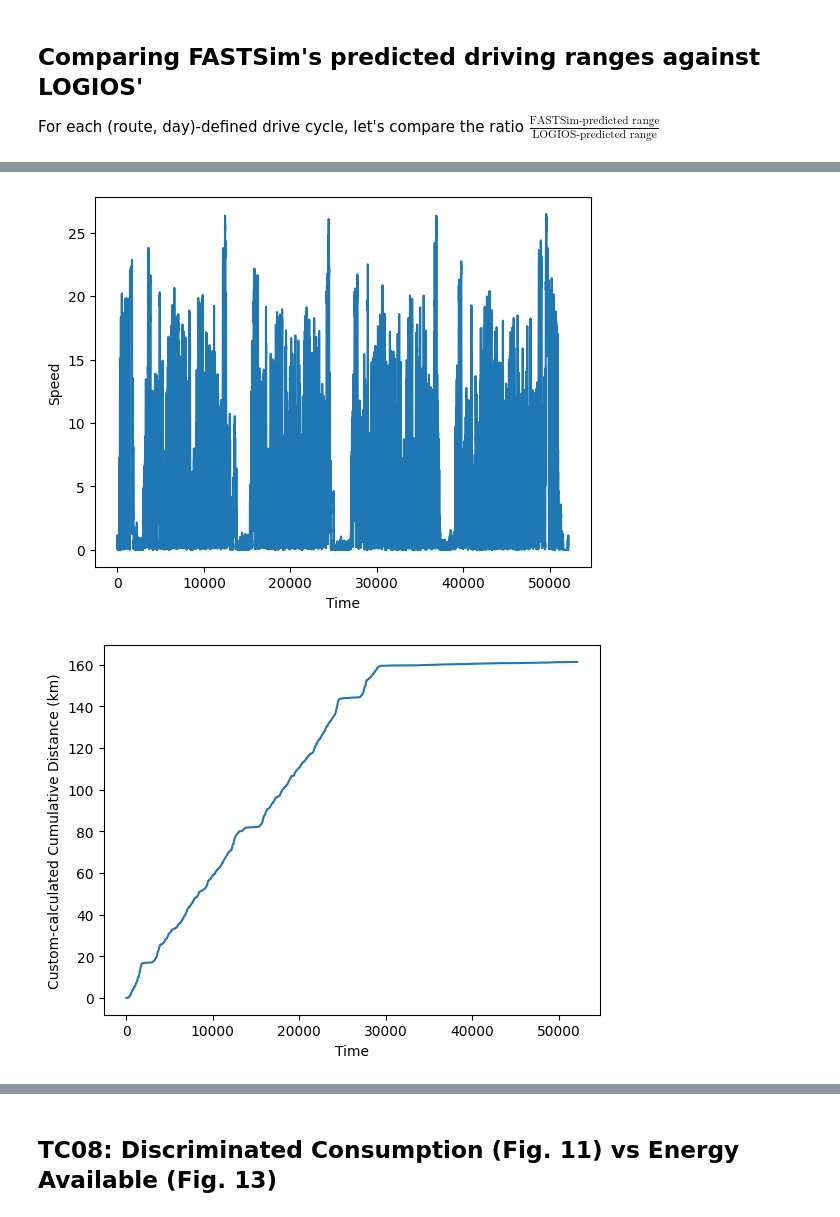
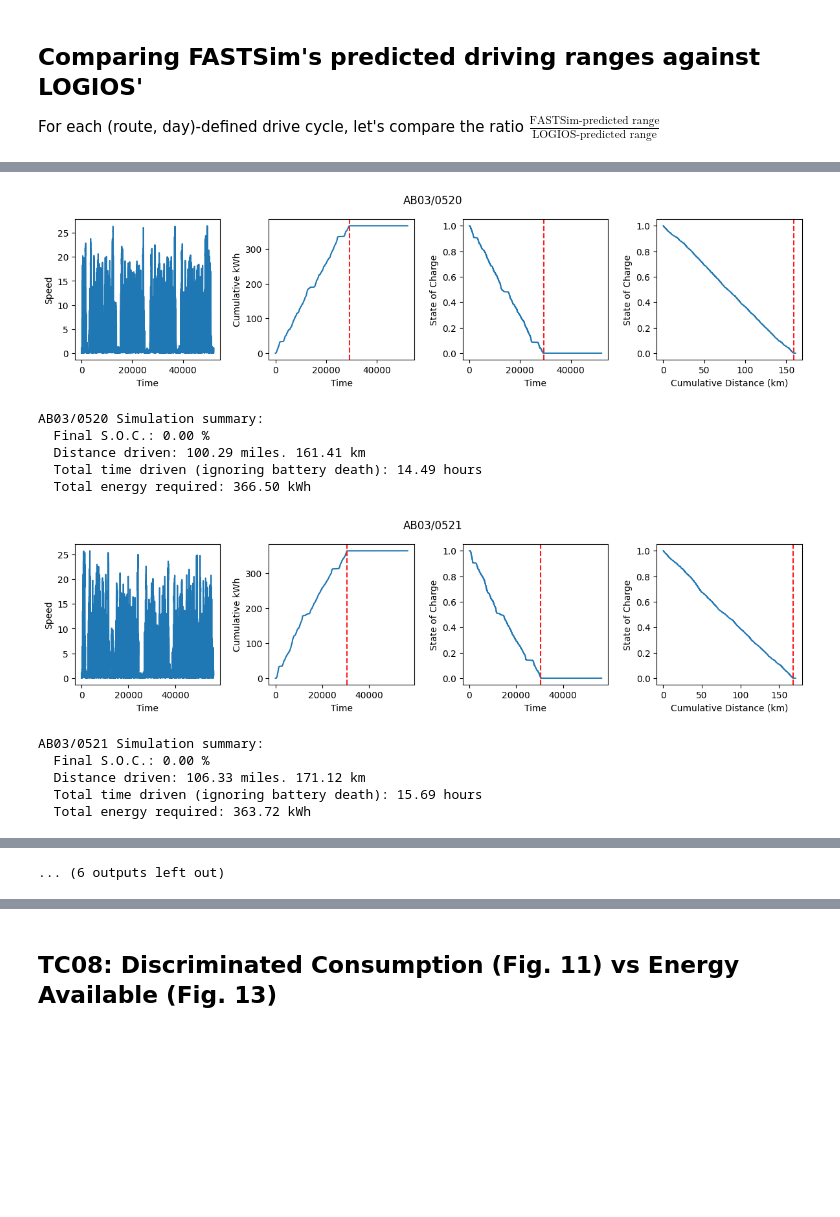
Before and after one commit to RESET-Lab/TransitBusSimulation, a Jupyter notebook: FASTSim Simulation/Bus Parameter Validation.ipynb, the cells around one changed output, grey strips where cells are left out. Cells and saved outputs as stored; diff of their text form; code cells hidden in the pictures; blank space fills up the shorter version.

```diff
--- a/FASTSim Simulation/Bus Parameter Validation.ipynb
+++ b/FASTSim Simulation/Bus Parameter Validation.ipynb
@@ -205,45 +129,50 @@ TODO: Do so for all routes, not just one
 # %%
-# TODO subplot this up: https://www.geeksforgeeks.org/plot-multiple-plots-in-matplotlib/
+for route_name, fastsim_output in results.items():
+    fastsim_range = fastsim_output['fastsim_range']
+    minSoc_time = fastsim_output['minSoc_time']
+    df = pd.DataFrame.from_dict(fastsim_output)
 
-# Visualize
-df = pd.DataFrame.from_dict(output)
+    fig, axs = plt.subplots(nrows=1, ncols=4, figsize=(12,3))
+    fig.tight_layout(h_pad=2, w_pad=2)
+    fig.suptitle(f'{route_name}')
+    plt.subplots_adjust(top=0.85)
+    axs[0].plot(df['time'],df['speed'])
+    axs[0].set_xlabel('Time')
+    axs[0].set_ylabel('Speed')
 
-# plt.rcParams['figure.figsize'] = [30, 20]
+    axs[1].plot(df['time'], df['cumKwh'])
+    axs[1].axvline(minSoc_time, color='#FF191D', linestyle='dashed')
+    axs[1].set_xlabel('Time')
+    axs[1].set_ylabel('Cumulative kWh')
 
-plt.plot(df['time'],df['speed'])
-plt.xlabel('Time')
-plt.ylabel('Speed')
-plt.show()
+    axs[2].plot(df['time'],df['soc'])
+    axs[2].axvline(minSoc_time, color='#FF191D', linestyle='dashed')
+    axs[2].set_xlabel('Time')
+    axs[2].set_ylabel('State of Charge')
 
-plt.plot(df['time'],df['cumDistKm'])
-plt.xlabel('Time')
-plt.ylabel('Custom-calculated Cumulative Distance (km)')
-plt.show()
+    axs[3].plot(df['cumDistKm'],df['soc'])
+    axs[3].axvline(fastsim_range, color='#FF191D', linestyle='dashed')
+    axs[3].set_xlabel('Cumulative Distance (km)')
+    axs[3].set_ylabel('State of Charge')
 
-plt.plot(df['time'], df['essKwOutAch'])
-plt.xlabel('Time')
-plt.ylabel('Electric Storage System Output (Kw)')
-plt.show()
+    plt.show()
 
-plt.plot(df['time'], df['cumKwh'])
-plt.xlabel('Time')
-plt.ylabel('Cumulative kWh')
-plt.show()
-
-plt.plot(df['time'],df['soc'])
-plt.xlabel('Time')
-plt.ylabel('State of Charge')
-plt.show()
-
-plt.plot(df['cumDistKm'],df['soc'])
-plt.xlabel('Cumulative Distance (km)')
-plt.ylabel('State of Charge')
-plt.show()
-
-plt.plot(df['cumDistKm'], df['cumKwh'])
-plt.xlabel('Cumulative Distance (km)')
-plt.ylabel('Cumulative kWh')
-plt.show()
+    print(f'{route_name} Simulation summary:')
+    print(f'  Final S.O.C.: {fastsim_output["final_soc"]*100:.2f} %')
+    print(f'  Distance driven: {fastsim_output["distance_mi"]:.2f} miles. {fastsim_output["distance_mi"]*utils.km_per_mile:.2f} km')
+    print(f'  Total time driven (ignoring battery death): {df["time"].iloc[-1] * 1/3600:.2f} hours')
+    print(f'  Total energy required: {df["cumKwh"].iloc[minSoc_time]:.2f} kWh')
+    # TODO: How can the cumulative kwh exceed the max capacity of the battery? Simulation roundoff errors or real inconsistency
 # %% [output]
-[figure, old version]
+[figure, new version]
+AB03/0520 Simulation summary:
+  Final S.O.C.: 0.00 %
+  Distance driven: 100.29 miles. 161.41 km
+  Total time driven (ignoring battery death): 14.49 hours
+  Total energy required: 366.50 kWh
-[figure, old version]
+[figure, new version]
+AB03/0521 Simulation summary:
+  Final S.O.C.: 0.00 %
+  Distance driven: 106.33 miles. 171.12 km
+  Total time driven (ignoring battery death): 15.69 hours
+  Total energy required: 363.72 kWh
@@ -254,0 +203 @@ plt.show()
+... (6 outputs left out)
```
Also changed, not shown: parts of 22 cells of this notebook, 4 other files.
